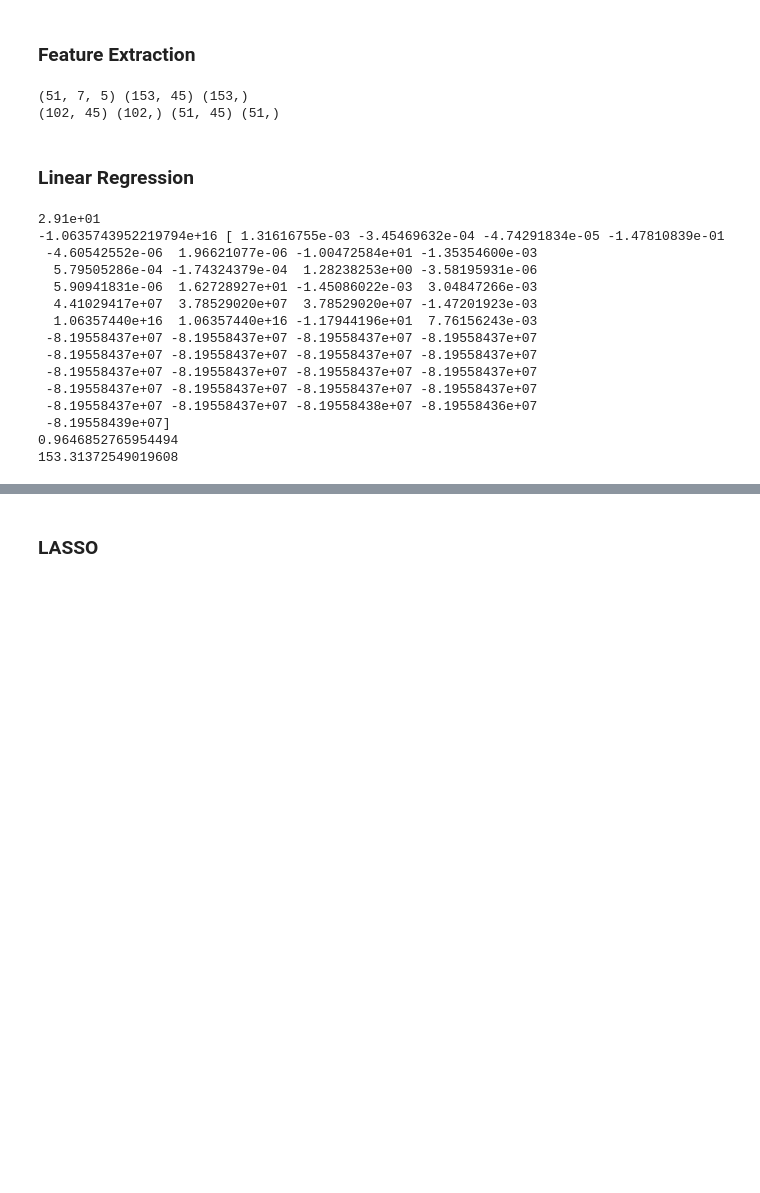
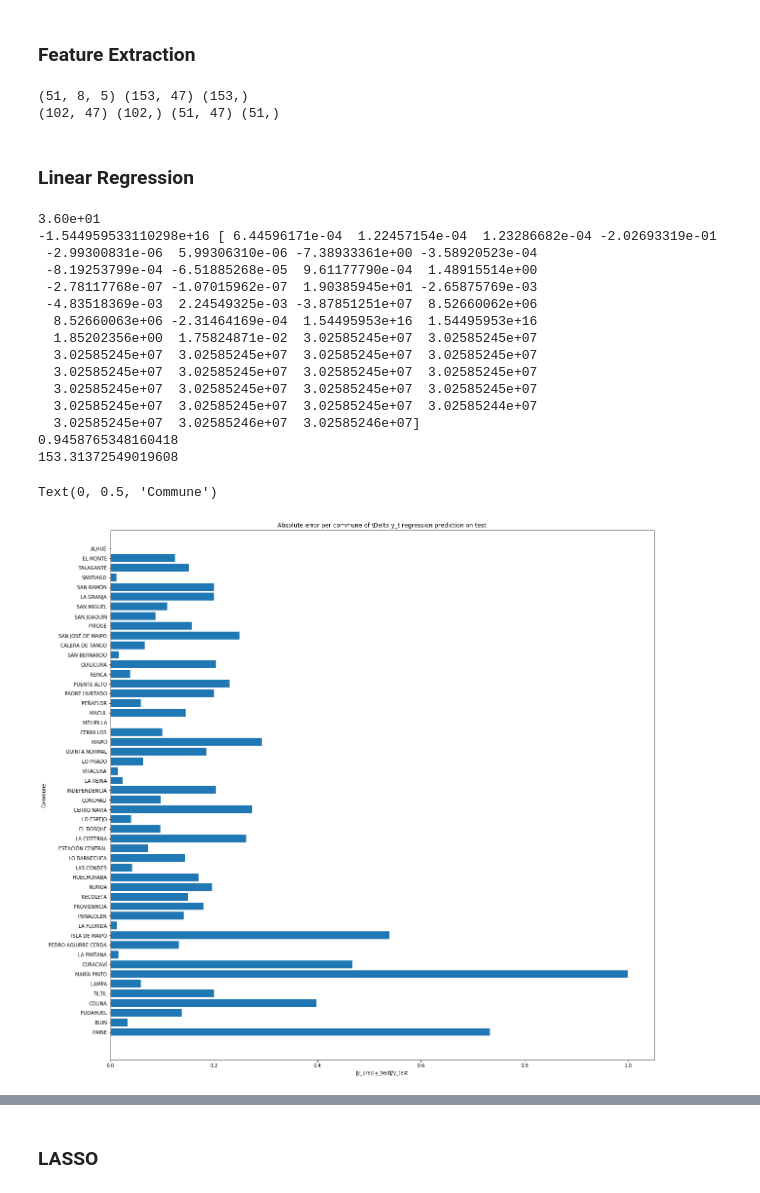
Before and after one commit to gweintra/covid19, a Jupyter notebook: ml_models.ipynb, the cells around one changed output, grey strips where cells are left out. Saved outputs shown, nothing was run; the diff lists cells and outputs as text; code cells hidden in the pictures; blank space fills up the shorter version.

Commit message:
add differences fit

```diff
--- a/ml_models.ipynb
+++ b/ml_models.ipynb
@@ -62,3 +73,10 @@ dict_com_name_com_sid = {com_name:com_sid for com_sid, com_name in enumerate(df_
 
 # Dictionary mapping census zone id to its commune standardized id
 dict_zone_id_com_sid = {zone_id:dict_com_id_com_sid[com_id] for zone_id, com_id in zip(df_zones.GEOCODIGO, df_zones.COMUNA)}
+
+# Dictionary mapping commune sID to population
+get_com_sid = lambda i: dict_com_id_com_sid[i] if i in dict_com_id_com_sid else pd.NaT
+df_pop = df_demos[["COMUNA","T_POB"]]
+df_pop.loc[:,"COMUNA"] = df_pop.loc[:,"COMUNA"].apply(get_com_sid)
+df_pop = df_pop.dropna()
+dict_com_sid_pop = {sid:pop for sid, pop in zip(df_pop.COMUNA, df_pop.T_POB)}
@@ -128,3 +176,6 @@ df_edge_list
+# %%
+# Create features of intra-zone mobility (or lack of)
+s = df_intra.to_numpy()
 # %%
 """
 Create mobility matrix: A[i,j,t]
@@ -214,6 +271,7 @@ df_y = df_y.dropna().sort_values("com")
 # Get time-evolving cumulative infections vector
 y = df_y.drop("com",1).to_numpy()
 
+# Normalize according to commune population
 if normalize:
     for j in range(N):
         y[j,:] = y[j,:] / dict_com_sid_pop[j]
@@ -221,6 +279,11 @@ if normalize:
 # Transform data to ensure positivity in regression
 if log_trick:
     y = np.log(y + 1)
+
+# Get differences
+if differences:
+    y_prev = y[:,:-1]
+    y = y[:,1:] - y_prev
 # %%
 # Cumulative infections over 51 communes in Santiago over 6 time periods (weeks 14-19)
 y.shape
@@ -374,22 +449,26 @@ def timeseries_train_test_split(X, y, params):
 Extract features
 """
 N = 51                       # num communes
-T = 5                        # num total data points
+T = T_d                        # num total data points
 
-L = 7                        # num features added
+L = 8                        # num features added
 K = 2                        # num lags
 k = 0                        # num skips
 # add_demos = False             # add demographic features
 add_demos = True             # add demographic features
-params = [N,T,L,K,k,add_demos]
+params = [N,T,L,K,k,add_demos,differences]
 
-F, y = extract_features(A, q, y, params)
+if differences:
+    time_features = [q, s, y_prev]
+else:
+    time_features = [q, s]
+F, y = extract_features(A, time_features, y, params)
 X_data, y_data = collect_data(F, y, C, params)
 X_train, y_train, X_test, y_test = timeseries_train_test_split(X_data, y_data, params)
 print(F.shape, X_data.shape, y_data.shape)
 print(X_train.shape, y_train.shape, X_test.shape, y_test.shape)
 # %% [output]
-(51, 7, 5) (153, 45) (153,)
-(102, 45) (102,) (51, 45) (51,)
+(51, 8, 5) (153, 47) (153,)
+(102, 47) (102,) (51, 47) (51,)
 # %%
 # print(F)
@@ -403,26 +483,39 @@ print(X_train.shape, y_train.shape, X_test.shape, y_test.shape)
 # %%
 reg = linear_model.LinearRegression(normalize=True)
 reg.fit(X_train, y_train)
 reg_rmse = np.sqrt(metrics.mean_squared_error(y_test, reg.predict(X_test)))
 
 print("{:.2e}".format(reg_rmse))
 print(reg.intercept_, reg.coef_)
 print(reg.score(X_test, y_test))
 print(y_test.mean())
+er = np.abs(y_test - reg.predict(X_test))
+a = []
+b = []
+for i in range(N):
+    a.append(dict_com_sid_com_info[i][1])
+    b.append(er[i]/y_test[i])
+plt.subplots(figsize=(20, 20))
+plt.barh(a,b)
+plt.title('Absolute error per commune of \Delta y_t regression prediction on test')
+plt.xlabel('|y_pred-y_test|/y_test')
+plt.ylabel('Commune')
 # %% [output]
-2.91e+01
--1.0635743952219794e+16 [ 1.31616755e-03 -3.45469632e-04 -4.74291834e-05 -1.47810839e-01
- -4.60542552e-06  1.96621077e-06 -1.00472584e+01 -1.35354600e-03
-  5.79505286e-04 -1.74324379e-04  1.28238253e+00 -3.58195931e-06
-  5.90941831e-06  1.62728927e+01 -1.45086022e-03  3.04847266e-03
-  4.41029417e+07  3.78529020e+07  3.78529020e+07 -1.47201923e-03
-  1.06357440e+16  1.06357440e+16 -1.17944196e+01  7.76156243e-03
- -8.19558437e+07 -8.19558437e+07 -8.19558437e+07 -8.19558437e+07
- -8.19558437e+07 -8.19558437e+07 -8.19558437e+07 -8.19558437e+07
- -8.19558437e+07 -8.19558437e+07 -8.19558437e+07 -8.19558437e+07
- -8.19558437e+07 -8.19558437e+07 -8.19558437e+07 -8.19558437e+07
- -8.19558437e+07 -8.19558437e+07 -8.19558438e+07 -8.19558436e+07
- -8.19558439e+07]
-0.9646852765954494
+3.60e+01
+-1.544959533110298e+16 [ 6.44596171e-04  1.22457154e-04  1.23286682e-04 -2.02693319e-01
+ -2.99300831e-06  5.99306310e-06 -7.38933361e+00 -3.58920523e-04
+ -8.19253799e-04 -6.51885268e-05  9.61177790e-04  1.48915514e+00
+ -2.78117768e-07 -1.07015962e-07  1.90385945e+01 -2.65875769e-03
+ -4.83518369e-03  2.24549325e-03 -3.87851251e+07  8.52660062e+06
+  8.52660063e+06 -2.31464169e-04  1.54495953e+16  1.54495953e+16
+  1.85202356e+00  1.75824871e-02  3.02585245e+07  3.02585245e+07
+  3.02585245e+07  3.02585245e+07  3.02585245e+07  3.02585245e+07
+  3.02585245e+07  3.02585245e+07  3.02585245e+07  3.02585245e+07
+  3.02585245e+07  3.02585245e+07  3.02585245e+07  3.02585245e+07
+  3.02585245e+07  3.02585245e+07  3.02585245e+07  3.02585244e+07
+  3.02585245e+07  3.02585246e+07  3.02585246e+07]
+0.9458765348160418
 153.31372549019608
+Text(0, 0.5, 'Commune')
+[figure, added]
 # %%
```
Also changed, not shown: parts of 16 cells of this notebook.
